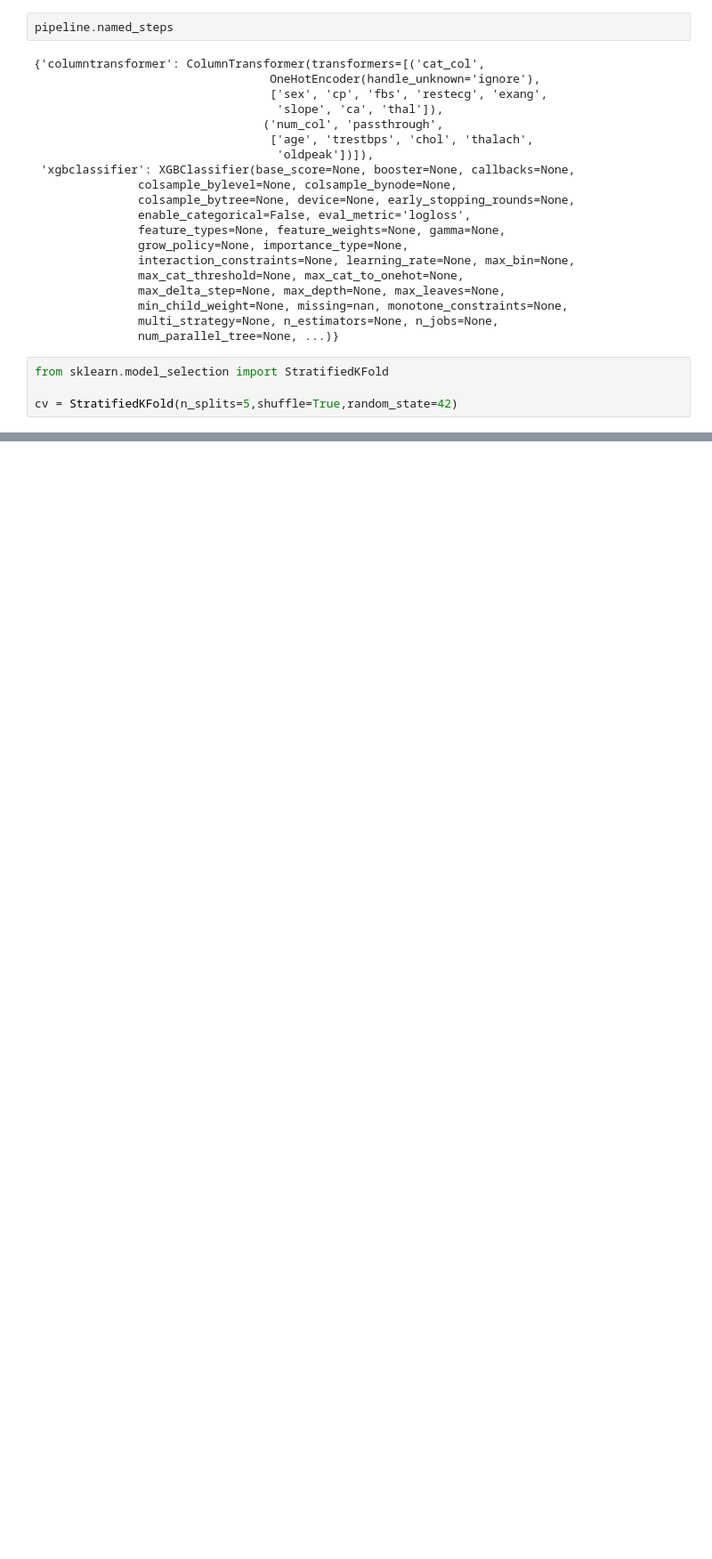
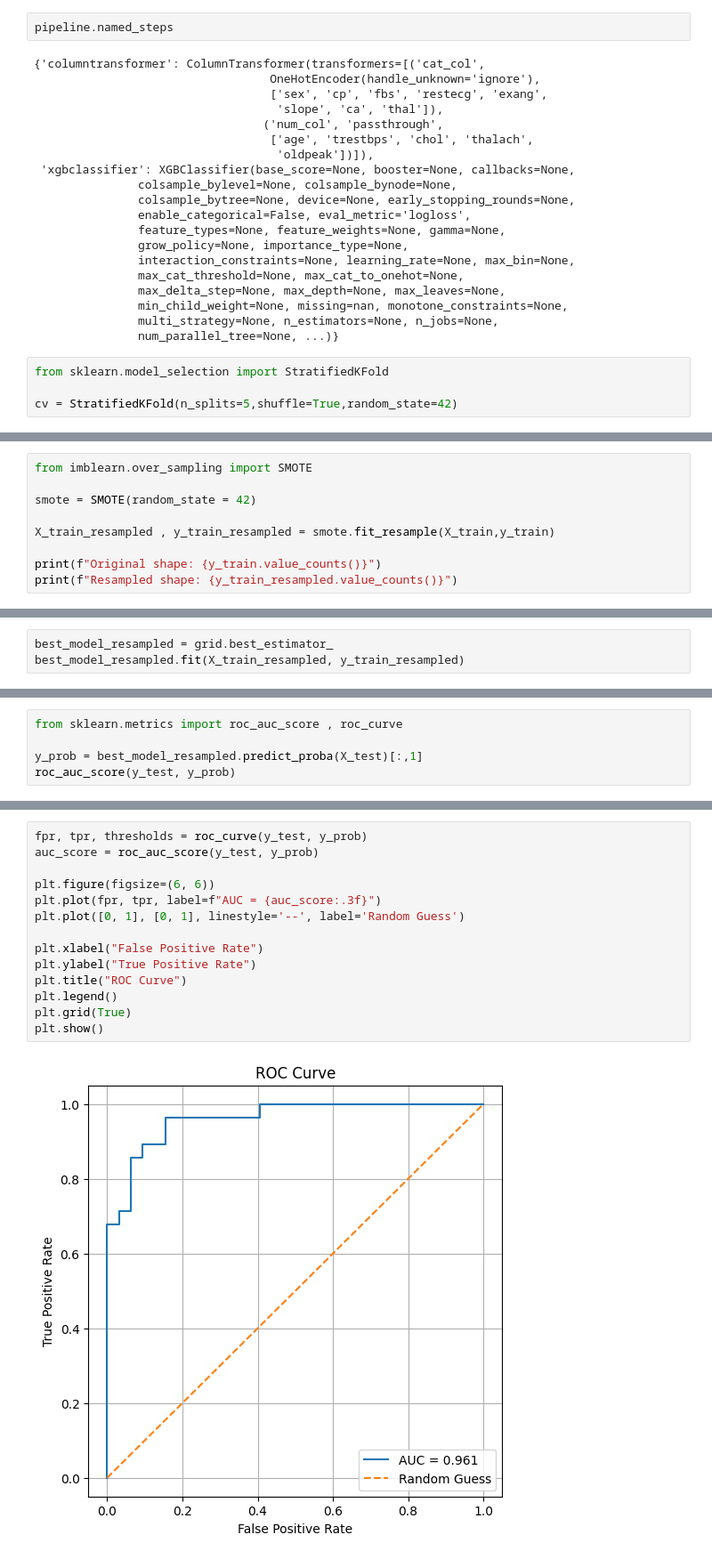
Before and after one commit to Naifnoor09/Winter_Arc_ML, a Jupyter notebook: Day06_XGBoost/Day06.ipynb, the cells around one changed output, grey strips where cells are left out. Shown at 89% size. Saved outputs shown, nothing was run; the diff lists cells and outputs as text; blank space fills up the shorter version.

```diff
--- a/Day06_XGBoost/Day06.ipynb
+++ b/Day06_XGBoost/Day06.ipynb
@@ -121,0 +124,9 @@ Test acc : 0.8833333333333333
+# %%
+from imblearn.over_sampling import SMOTE
+
+smote = SMOTE(random_state = 42)
+
+X_train_resampled , y_train_resampled = smote.fit_resample(X_train,y_train)
+
+print(f"Original shape: {y_train.value_counts()}")
+print(f"Resampled shape: {y_train_resampled.value_counts()}")
@@ -121,0 +142,3 @@ Test acc : 0.8833333333333333
+# %%
+best_model_resampled = grid.best_estimator_
+best_model_resampled.fit(X_train_resampled, y_train_resampled)
@@ -121,0 +175,5 @@ Test acc : 0.8833333333333333
+# %%
+from sklearn.metrics import roc_auc_score , roc_curve
+
+y_prob = best_model_resampled.predict_proba(X_test)[:,1]
+roc_auc_score(y_test, y_prob)
@@ -121,0 +182,16 @@ Test acc : 0.8833333333333333
+# %%
+fpr, tpr, thresholds = roc_curve(y_test, y_prob)
+auc_score = roc_auc_score(y_test, y_prob)
+
+plt.figure(figsize=(6, 6))
+plt.plot(fpr, tpr, label=f"AUC = {auc_score:.3f}")
+plt.plot([0, 1], [0, 1], linestyle='--', label='Random Guess')
+
+plt.xlabel("False Positive Rate")
+plt.ylabel("True Positive Rate")
+plt.title("ROC Curve")
+plt.legend()
+plt.grid(True)
+plt.show()
+# %% [output]
+[figure, added]
```
Also changed, not shown: parts of 9 cells of this notebook.
